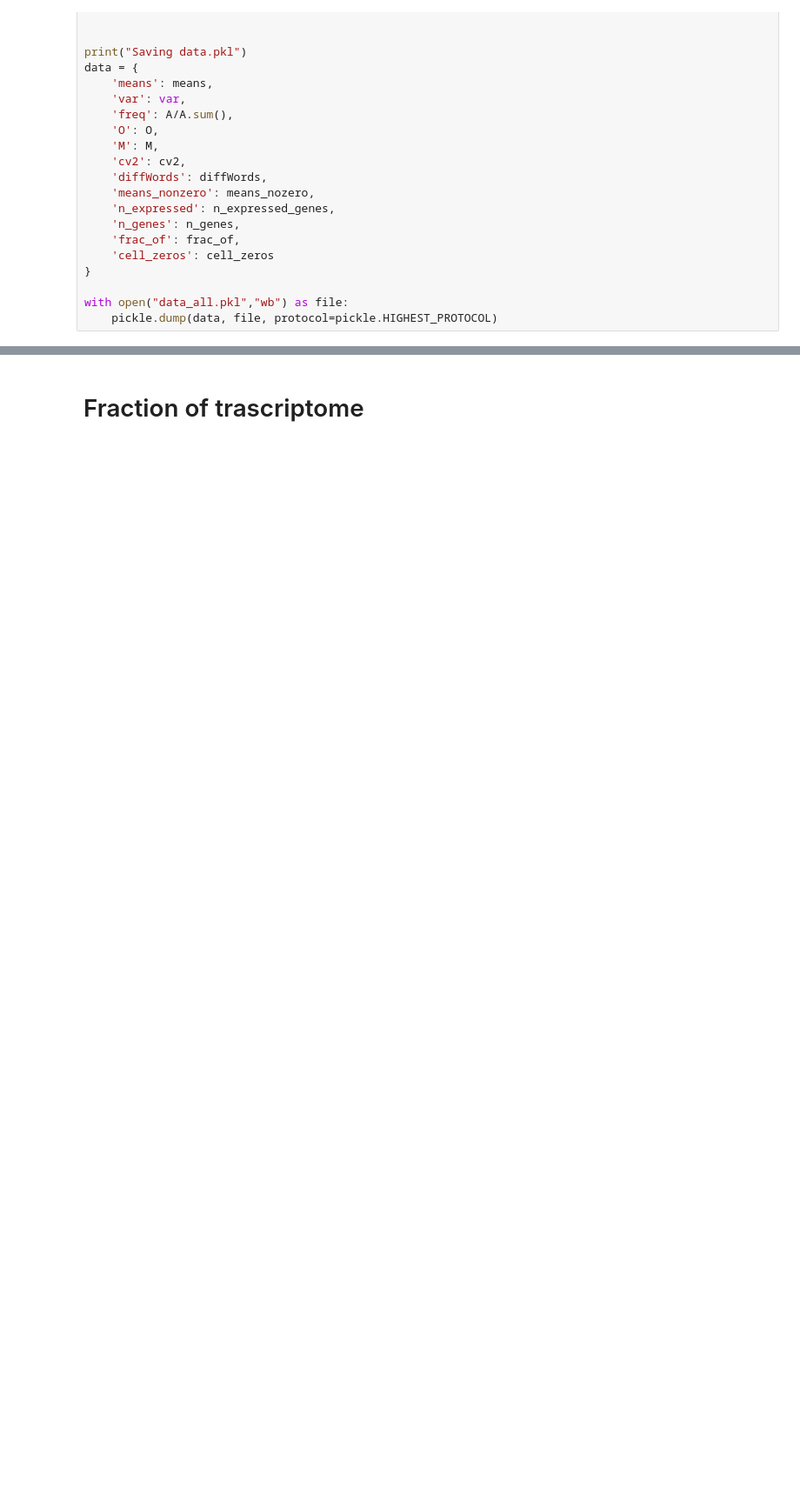
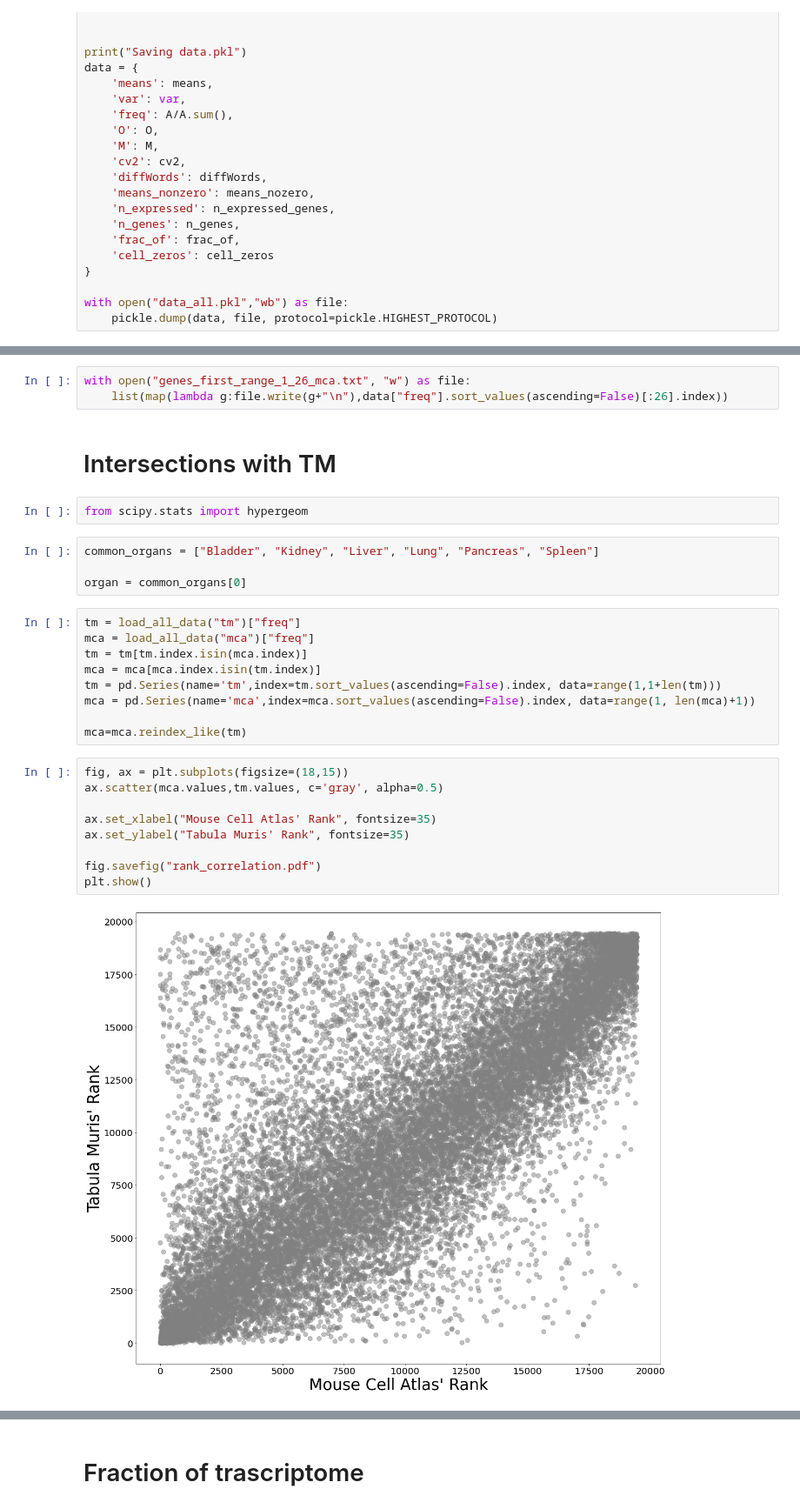
Before and after one commit to fvalle1/phd, a Jupyter notebook: mouse_Atlas/Mouse_exploration.ipynb, the cells around one changed output, grey strips where cells are left out. Shown at 87% size. Drawn from its saved outputs; the diff is of its cells as text; blank space fills up the shorter version.

```diff
--- a/mouse_Atlas/Mouse_exploration.ipynb
+++ b/mouse_Atlas/Mouse_exploration.ipynb
@@ -437,0 +209,31 @@ with open("10_most_expressed_in_68_tissues.txt", "w") as f:
+# %%
+with open("genes_first_range_1_26_mca.txt", "w") as file:
+    list(map(lambda g:file.write(g+"\n"),data["freq"].sort_values(ascending=False)[:26].index))
+# %% [markdown]
+# Intersections with TM
+# %%
+from scipy.stats import hypergeom
+# %%
+common_organs = ["Bladder", "Kidney", "Liver", "Lung", "Pancreas", "Spleen"]
+
+organ = common_organs[0]
+# %%
+tm = load_all_data("tm")["freq"]
+mca = load_all_data("mca")["freq"]
+tm = tm[tm.index.isin(mca.index)]
+mca = mca[mca.index.isin(tm.index)]
+tm = pd.Series(name='tm',index=tm.sort_values(ascending=False).index, data=range(1,1+len(tm)))
+mca = pd.Series(name='mca',index=mca.sort_values(ascending=False).index, data=range(1, len(mca)+1))
+
+mca=mca.reindex_like(tm)
+# %%
+fig, ax = plt.subplots(figsize=(18,15))
+ax.scatter(mca.values,tm.values, c='gray', alpha=0.5)
+
+ax.set_xlabel("Mouse Cell Atlas' Rank", fontsize=35)
+ax.set_ylabel("Tabula Muris' Rank", fontsize=35)
+
+fig.savefig("rank_correlation.pdf")
+plt.show()
+# %% [output]
+[figure, added]
```
Also changed, not shown: parts of 18 cells of this notebook, 3 other files.
